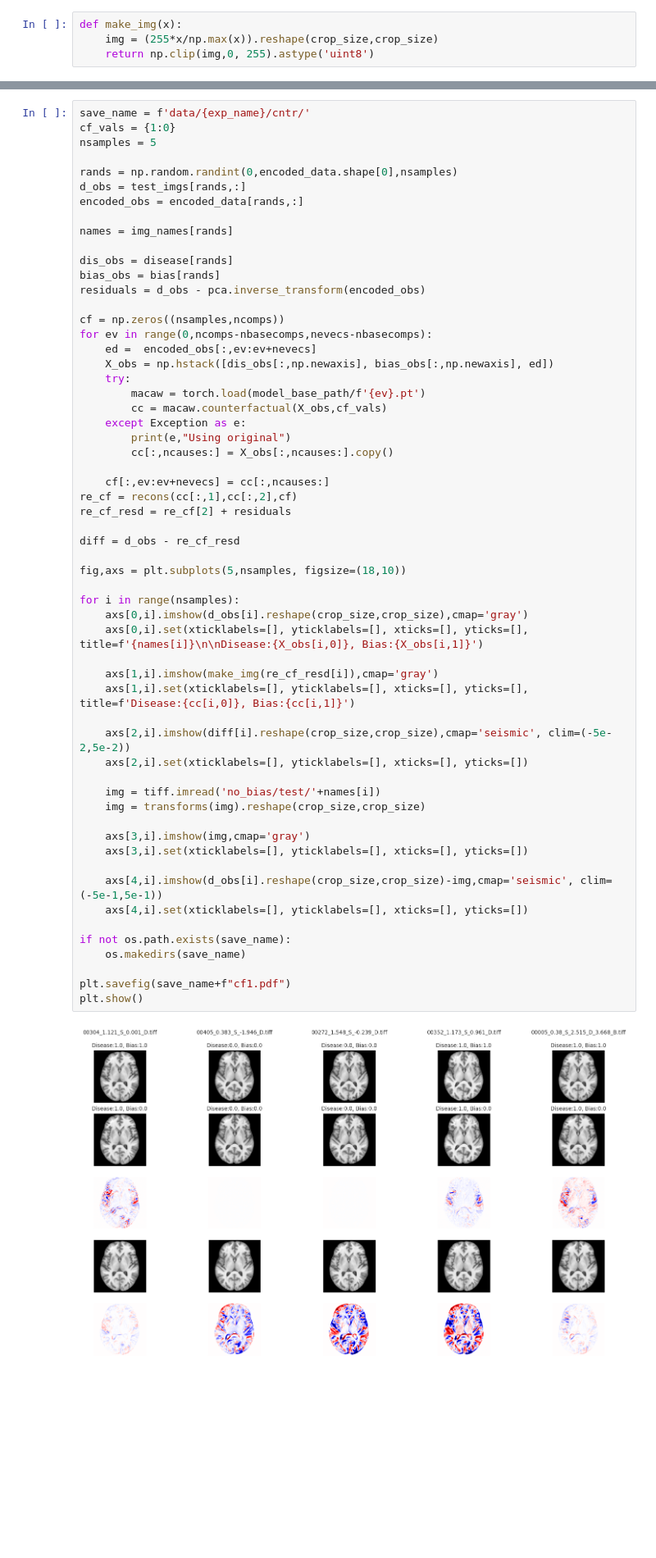
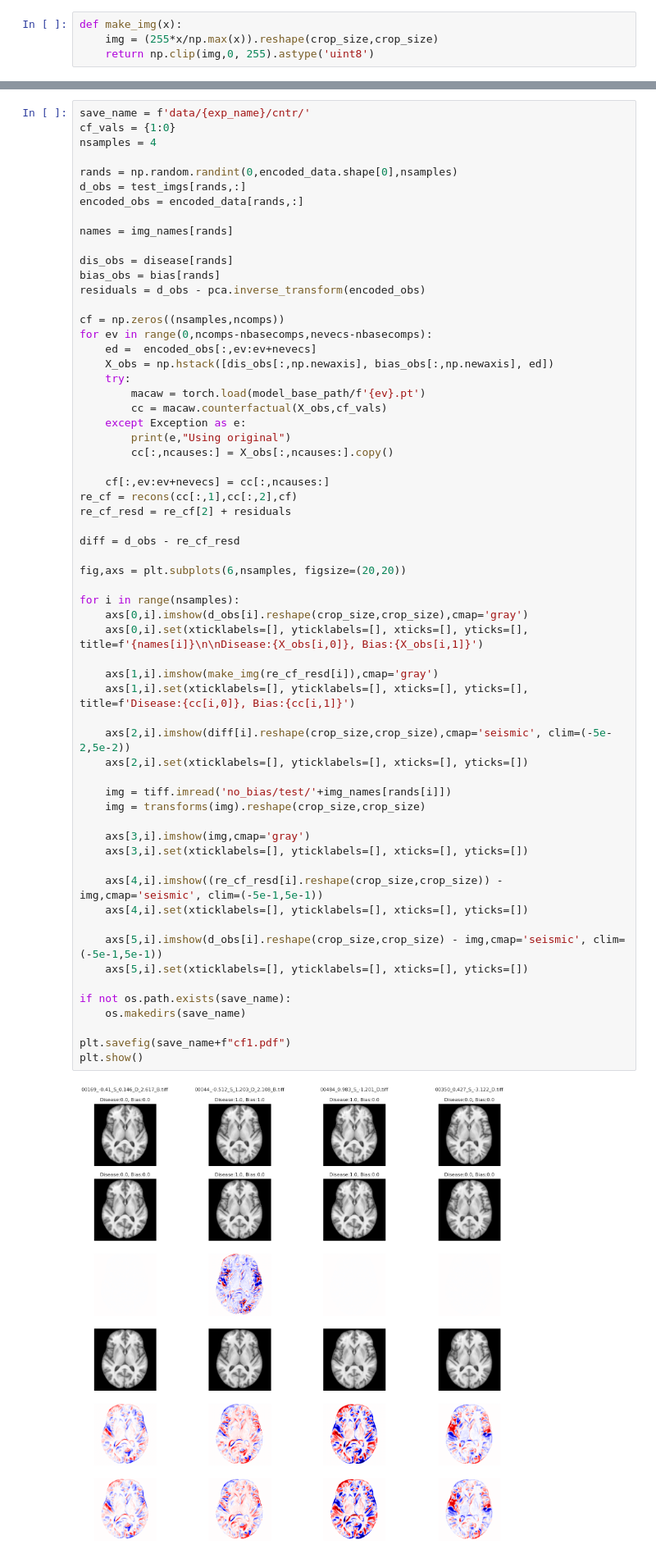
Before and after one commit to Liteknight/CounterBias, a Jupyter notebook: 05_Truth.ipynb, the cells around one changed output, grey strips where cells are left out. Shown at 82% size. Cells and saved outputs as stored; diff of their text form; blank space fills up the shorter version.

```diff
--- a/05_Truth.ipynb
+++ b/05_Truth.ipynb
@@ -76,7 +82,7 @@ transforms = Compose([ToTensor(),CenterCrop(crop_size),ToFloatUKBB()])
 # %%
 save_name = f'data/{exp_name}/cntr/'
 cf_vals = {1:0}
-nsamples = 5
+nsamples = 4
 
 rands = np.random.randint(0,encoded_data.shape[0],nsamples)
 d_obs = test_imgs[rands,:]
@@ -102,34 +108,37 @@ for ev in range(0,ncomps-nbasecomps,nevecs-nbasecomps):
     cf[:,ev:ev+nevecs] = cc[:,ncauses:]
 re_cf = recons(cc[:,1],cc[:,2],cf)
 re_cf_resd = re_cf[2] + residuals
 
 diff = d_obs - re_cf_resd
 
-fig,axs = plt.subplots(5,nsamples, figsize=(18,10))
+fig,axs = plt.subplots(6,nsamples, figsize=(20,20))
 
 for i in range(nsamples):
     axs[0,i].imshow(d_obs[i].reshape(crop_size,crop_size),cmap='gray')
     axs[0,i].set(xticklabels=[], yticklabels=[], xticks=[], yticks=[], title=f'{names[i]}\n\nDisease:{X_obs[i,0]}, Bias:{X_obs[i,1]}')
 
     axs[1,i].imshow(make_img(re_cf_resd[i]),cmap='gray')
     axs[1,i].set(xticklabels=[], yticklabels=[], xticks=[], yticks=[], title=f'Disease:{cc[i,0]}, Bias:{cc[i,1]}')
 
     axs[2,i].imshow(diff[i].reshape(crop_size,crop_size),cmap='seismic', clim=(-5e-2,5e-2))
     axs[2,i].set(xticklabels=[], yticklabels=[], xticks=[], yticks=[])
 
-    img = tiff.imread('no_bias/test/'+names[i])
+    img = tiff.imread('no_bias/test/'+img_names[rands[i]])
     img = transforms(img).reshape(crop_size,crop_size)
 
     axs[3,i].imshow(img,cmap='gray')
     axs[3,i].set(xticklabels=[], yticklabels=[], xticks=[], yticks=[])
 
-    axs[4,i].imshow(d_obs[i].reshape(crop_size,crop_size)-img,cmap='seismic', clim=(-5e-1,5e-1))
+    axs[4,i].imshow((re_cf_resd[i].reshape(crop_size,crop_size)) - img,cmap='seismic', clim=(-5e-1,5e-1))
     axs[4,i].set(xticklabels=[], yticklabels=[], xticks=[], yticks=[])
+
+    axs[5,i].imshow(d_obs[i].reshape(crop_size,crop_size) - img,cmap='seismic', clim=(-5e-1,5e-1))
+    axs[5,i].set(xticklabels=[], yticklabels=[], xticks=[], yticks=[])
 
 if not os.path.exists(save_name):
     os.makedirs(save_name)
 
 plt.savefig(save_name+f"cf1.pdf")
 plt.show()
 # %% [output]
-[figure, old version]
+[figure, new version]
```
Also changed, not shown: parts of 6 cells of this notebook, 19 other files.
